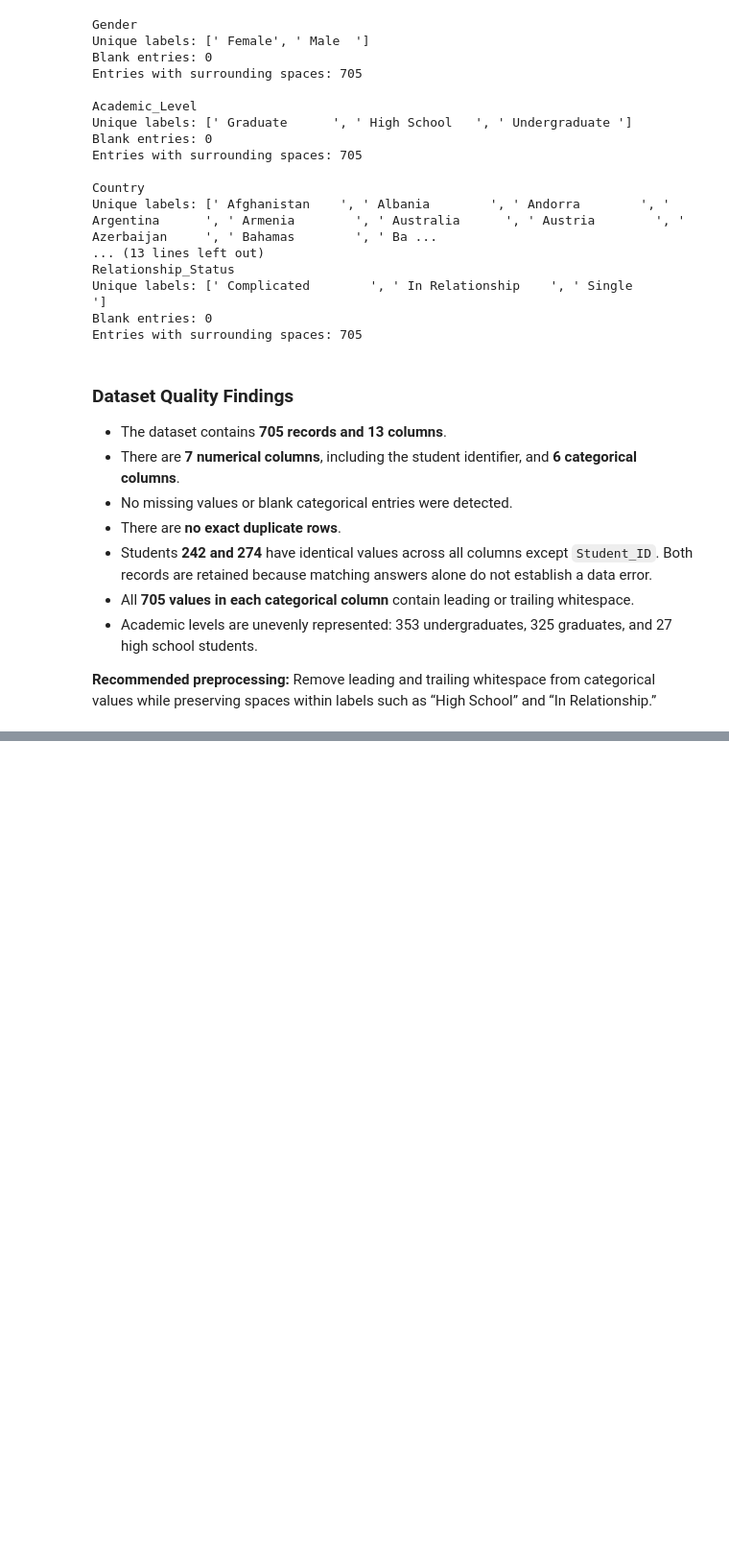
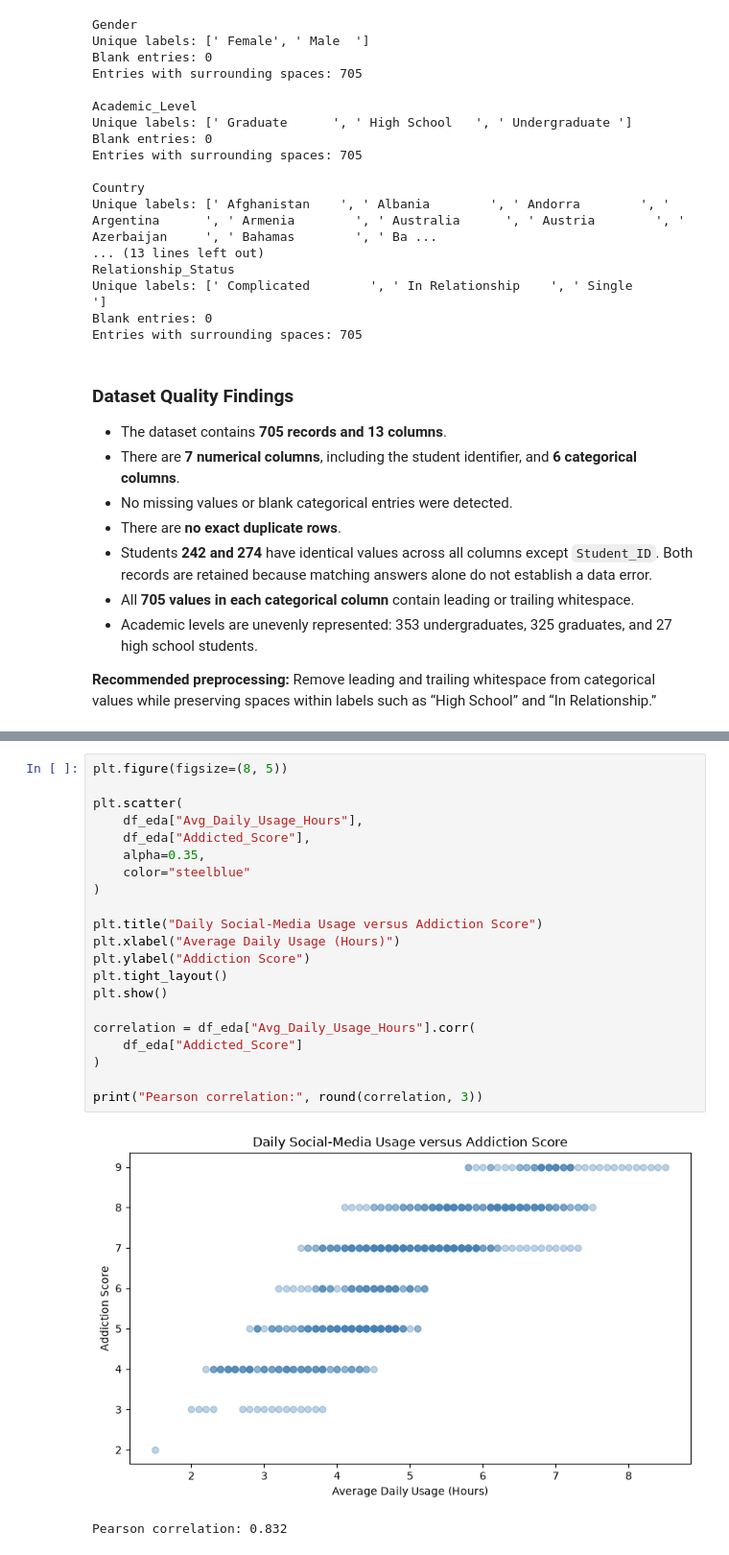
Before and after one commit to tanvirhasansikder/CSE445_ML_project, a Jupyter notebook: notebooks/01_data_inspection.ipynb, the cells around one changed output, grey strips where cells are left out. Shown at 96% size. Cells and saved outputs as stored; diff of their text form; blank space fills up the shorter version.

```diff
--- a/notebooks/01_data_inspection.ipynb
+++ b/notebooks/01_data_inspection.ipynb
@@ -233,0 +333,24 @@ Entries with surrounding spaces: 705
+# %%
+plt.figure(figsize=(8, 5))
+
+plt.scatter(
+    df_eda["Avg_Daily_Usage_Hours"],
+    df_eda["Addicted_Score"],
+    alpha=0.35,
+    color="steelblue"
+)
+
+plt.title("Daily Social-Media Usage versus Addiction Score")
+plt.xlabel("Average Daily Usage (Hours)")
+plt.ylabel("Addiction Score")
+plt.tight_layout()
+plt.show()
+
+correlation = df_eda["Avg_Daily_Usage_Hours"].corr(
+    df_eda["Addicted_Score"]
+)
+
+print("Pearson correlation:", round(correlation, 3))
+# %% [output]
+[figure, added]
+Pearson correlation: 0.832
```
Also changed, not shown: parts of 12 cells of this notebook.
